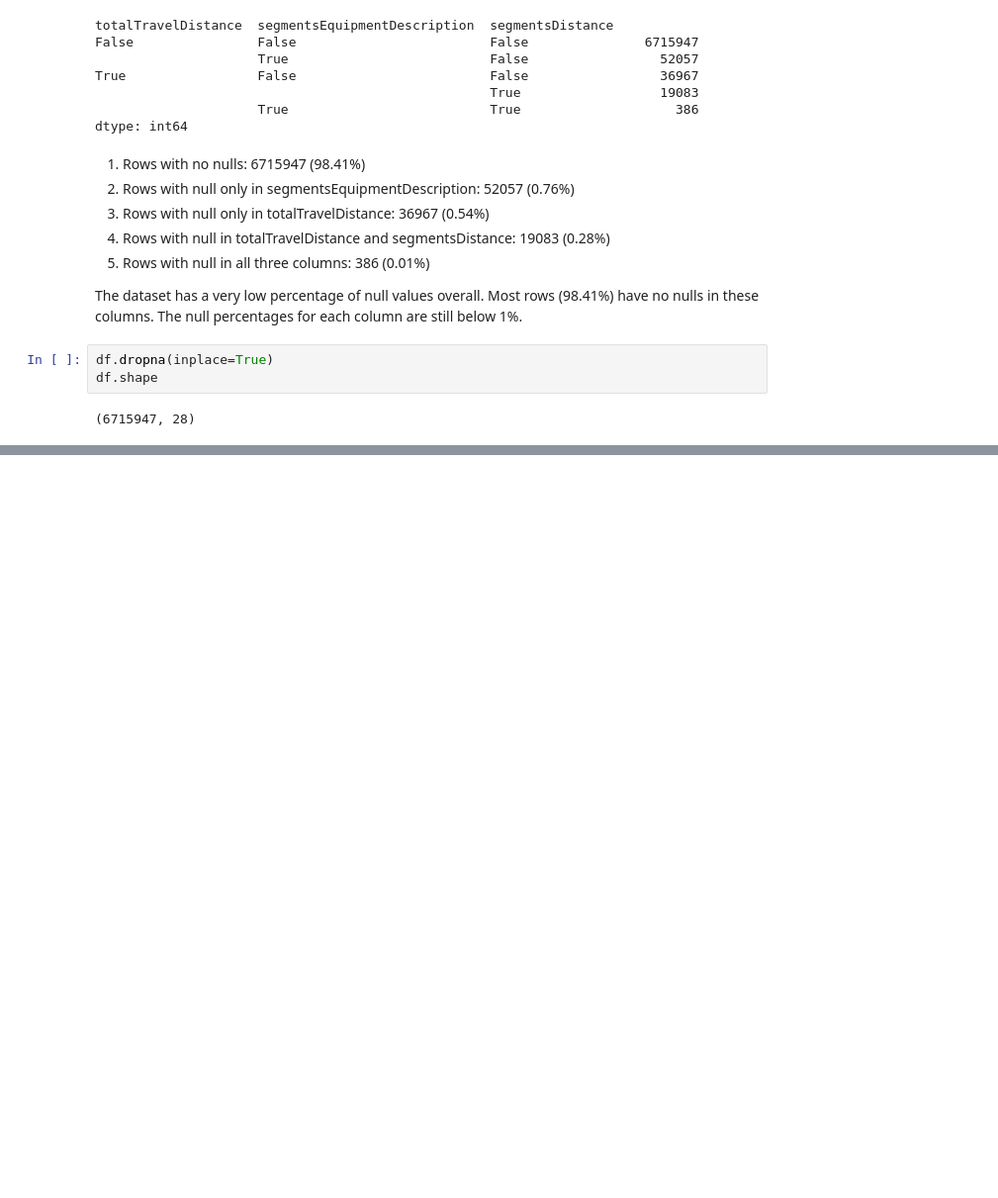
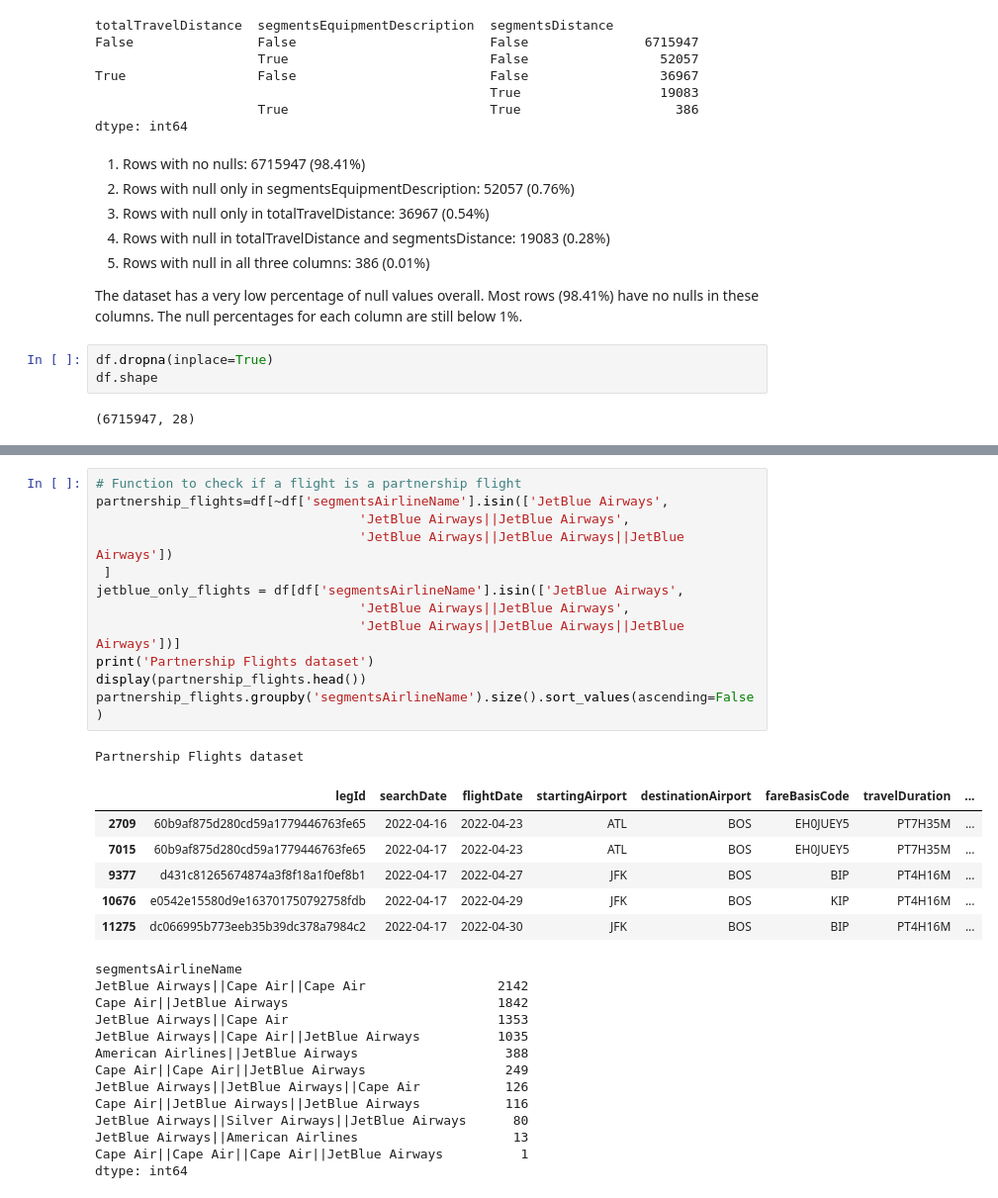
Before and after one commit to chriskuz/intro_to_python_project, a Jupyter notebook: src/kaggle_itineraries.ipynb, the cells around one changed output, grey strips where cells are left out. Shown at 99% size. Saved outputs shown, nothing was run; the diff lists cells and outputs as text; blank space fills up the shorter version.

```diff
--- a/src/kaggle_itineraries.ipynb
+++ b/src/kaggle_itineraries.ipynb
@@ -161,0 +229,33 @@ df.shape
+# %%
+# Function to check if a flight is a partnership flight
+partnership_flights=df[~df['segmentsAirlineName'].isin(['JetBlue Airways',
+                                  'JetBlue Airways||JetBlue Airways',
+                                  'JetBlue Airways||JetBlue Airways||JetBlue Airways'])
+ ]
+jetblue_only_flights = df[df['segmentsAirlineName'].isin(['JetBlue Airways',
+                                  'JetBlue Airways||JetBlue Airways',
+                                  'JetBlue Airways||JetBlue Airways||JetBlue Airways'])]
+print('Partnership Flights dataset')
+display(partnership_flights.head())
+partnership_flights.groupby('segmentsAirlineName').size().sort_values(ascending=False)
+# %% [output]
+Partnership Flights dataset
+|  | legId | searchDate | flightDate | startingAirport | destinationAirport | fareBasisCode | travelDuration | ... |
+| 2709 | 60b9af875d280cd59a1779446763fe65 | 2022-04-16 | 2022-04-23 | ATL | BOS | EH0JUEY5 | PT7H35M | ... |
+| 7015 | 60b9af875d280cd59a1779446763fe65 | 2022-04-17 | 2022-04-23 | ATL | BOS | EH0JUEY5 | PT7H35M | ... |
+| 9377 | d431c81265674874a3f8f18a1f0ef8b1 | 2022-04-17 | 2022-04-27 | JFK | BOS | BIP | PT4H16M | ... |
+| 10676 | e0542e15580d9e163701750792758fdb | 2022-04-17 | 2022-04-29 | JFK | BOS | KIP | PT4H16M | ... |
+| 11275 | dc066995b773eeb35b39dc378a7984c2 | 2022-04-17 | 2022-04-30 | JFK | BOS | BIP | PT4H16M | ... |
+segmentsAirlineName
+JetBlue Airways||Cape Air||Cape Air                 2142
+Cape Air||JetBlue Airways                           1842
+JetBlue Airways||Cape Air                           1353
+JetBlue Airways||Cape Air||JetBlue Airways          1035
+American Airlines||JetBlue Airways                   388
+Cape Air||Cape Air||JetBlue Airways                  249
+JetBlue Airways||JetBlue Airways||Cape Air           126
+Cape Air||JetBlue Airways||JetBlue Airways           116
+JetBlue Airways||Silver Airways||JetBlue Airways      80
+JetBlue Airways||American Airlines                    13
+Cape Air||Cape Air||Cape Air||JetBlue Airways          1
+dtype: int64
```
Also changed, not shown: parts of 6 cells of this notebook.
